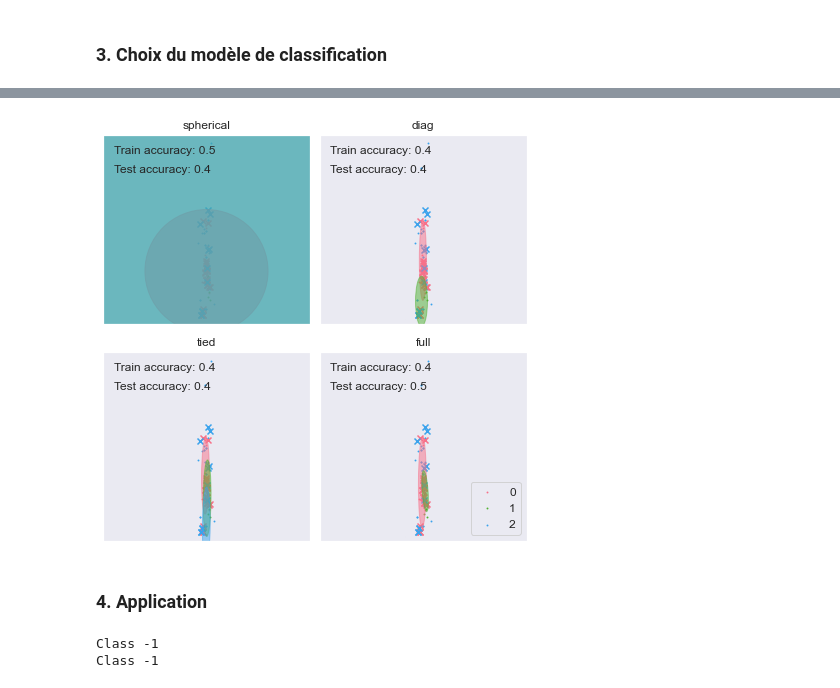
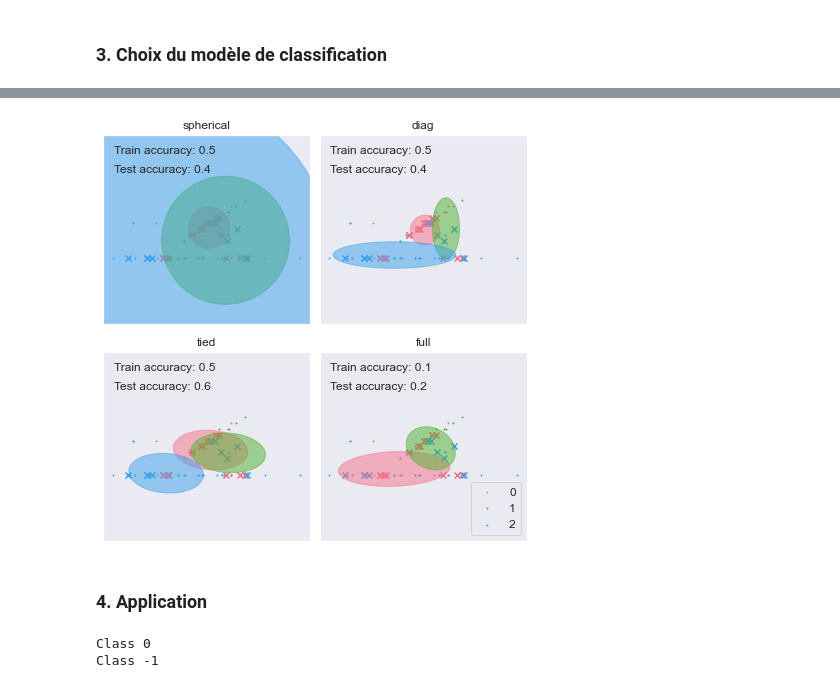
Before and after one commit to Gurleenp/IFT870, a Jupyter notebook: tp1.ipynb, the cells around one changed output, grey strips where cells are left out. Drawn from its saved outputs; the diff is of its cells as text; code cells hidden in the pictures.

```diff
--- a/tp1.ipynb
+++ b/tp1.ipynb
@@ -62,6 +65,8 @@ kbest = SelectKBest(f_classif, k = 10)
 kbest.fit_transform(clean_data, data["Class"])
 
 best_features = kbest.get_feature_names_out()
+data_bf = data[best_features]
+data_bf["Class"] = data["Class"]
 # %%
 # Visualize the distributions of those 10 features
 
@@ -366,11 +366,11 @@ import matplotlib as mpl
 from sklearn.mixture import GaussianMixture
 from sklearn.model_selection import train_test_split
 
-X_ = clean_data.to_numpy()
+X_ = data_bf.drop("Class", axis = 1).to_numpy()
 
-classes_to_int = {classe: value for value, classe in enumerate(np.unique(data["Class"].to_numpy()))}
+classes_to_int = {classe: value for value, classe in enumerate(np.unique(data_bf["Class"].to_numpy()))}
 y_ = np.array([
-    classes_to_int[classe] for classe in data["Class"].to_numpy()
+    classes_to_int[classe] for classe in data_bf["Class"].to_numpy()
 ])
 
 X_train,X_test,y_train,y_test = train_test_split(X_,y_,test_size=0.25,random_state=0)
@@ -426,39 +426,39 @@ for index, (name, estimator) in enumerate(estimators.items()):
 
     for n, color in enumerate(colors):
         data_ = X_[y_ == n]
         plt.scatter(data_[:, 0], data_[:, 1], s = 0.8, color=color,
                     label=n)
     # Plot the test data with crosses
     for n, color in enumerate(colors):
         data_ = X_test[y_test == n]
         plt.scatter(data_[:, 0], data_[:, 1], marker='x', color=color)
 
     y_train_pred = estimator.predict(X_train)
     train_accuracy = np.mean(y_train_pred==y_train)#
     plt.text(0.05, 0.9, 'Train accuracy: %.1f' % train_accuracy,
              transform=h.transAxes)
 
     y_test_pred = estimator.predict(X_test)
     test_accuracy = np.mean(y_test_pred==y_test)
 
     #np.mean(y_test_pred.ravel() == y_test.ravel()) * 100
     plt.text(0.05, 0.8, 'Test accuracy: %.1f' % test_accuracy,
              transform=h.transAxes)
 
     plt.xticks(())
     plt.yticks(())
     plt.title(name)
 
 plt.legend(scatterpoints=1, loc='lower right', prop=dict(size=12))
 
 plt.show()
 # %% [output]
-[figure, old version]
+[figure, new version]
 # %% [markdown]
 ### 4. Application
 # %%
 new_data = pd.read_excel("test_TP1.xlsx")
-new_data_clean = new_data.loc[:, (new_data.columns != "Class") & (new_data.columns != "SMILES")]
+new_data_clean = new_data[best_features]
 
 pca_data, pca_model, points, d_mat = knn_prepare_data()
 
@@ -469,5 +469,5 @@ for i in range(2):
         )
     )
 # %% [output]
+Class 0
 Class -1
-Class -1
```
Also changed, not shown: parts of 9 cells of this notebook.
